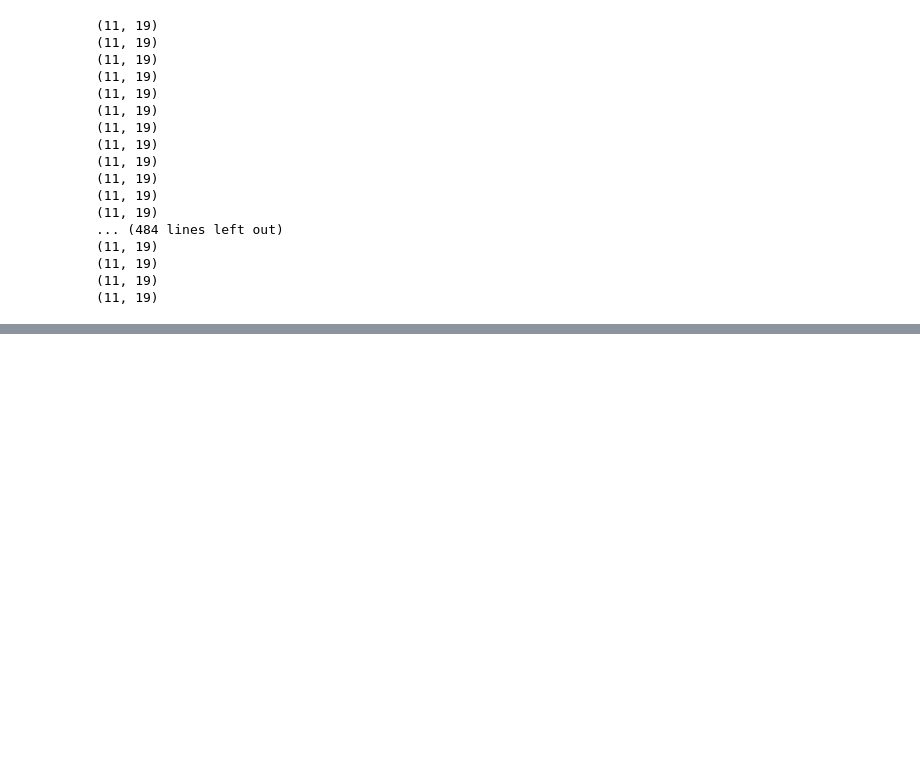
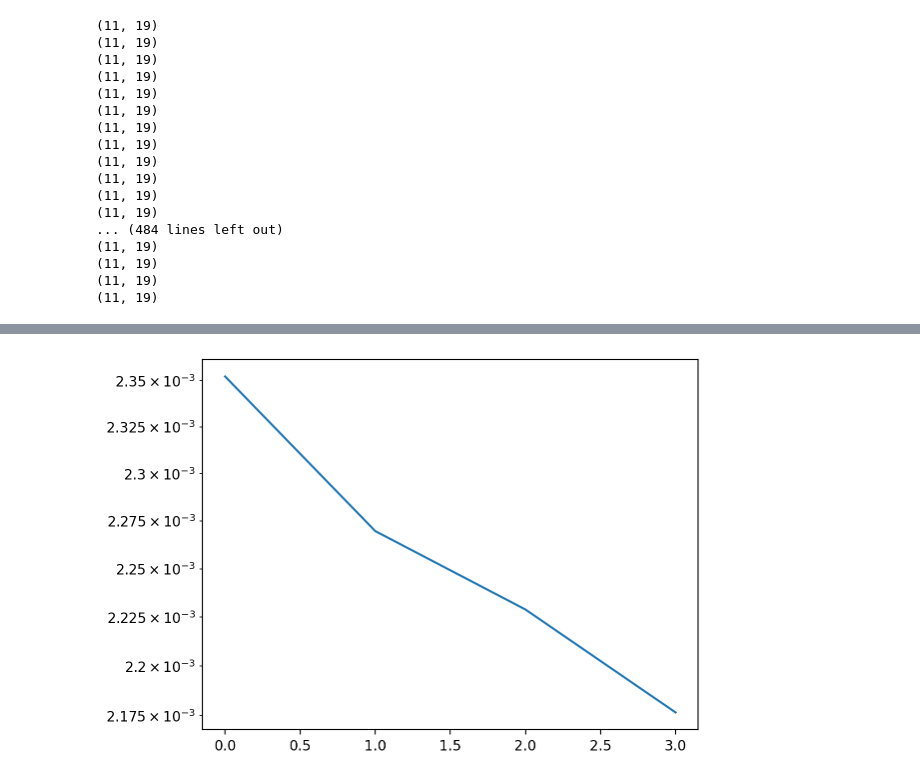
Before and after one commit to Shiqi-Wu/Nonintrusive-model-combination-for-learning-dynamics, a Jupyter notebook: toy-model/different-scheme.ipynb, the cells around one changed output, grey strips where cells are left out. Cells and saved outputs as stored; diff of their text form; code cells hidden in the pictures; blank space fills up the shorter version.

```diff
--- a/toy-model/different-scheme.ipynb
+++ b/toy-model/different-scheme.ipynb
@@ -54,7 +40,6 @@ array([[ 9.40361274e-01,  4.06486245e-01,  5.52841901e-01, ...,
 # %%
-dlt_t = 0.0001
 # data_x, data_y, data_lace_x, data_lace_y = toymodel.genarate_training_data(steps = 10, traj_num = 500, dlt_t = dlt_t, type = 'Euler-forward')
-data_x, data_y, data_lace_x, data_lace_y = toymodel.genarate_training_data(steps = 10, traj_num = 500, dlt_t = dlt_t, type = 'Solve_ivp')
+x_data, y_data, x_laplace_data, y_laplace_data = toymodel.genarate_training_data(steps = 10, traj_num = 500, dlt_t = dlt_t, type = 'Solve_ivp')
 # %% [output]
 (11, 19)
 (11, 19)
@@ -84,4 +61,4 @@ data_x.shape
 # %%
 # Dictionary setting
-mu_error_bound = 1e-8
+error_bound = 1e-8
 poly = DicPoly(10)
@@ -253,0 +65,6 @@ plt.show()
+# %%
+combined_model_euler_forward = LinearModelCombiningNN()
+err_history_euler_forward = combined_model_euler_forward.iterative_train(x_data, y_data,
+                        x_laplace_data, y_laplace_data,
+                        error_bound, epochs = 5, type = 'Euler-forward',
+                        acc = False)
@@ -253,0 +89,5 @@ plt.show()
+# %%
+plt.plot(err_history_euler_forward)
+plt.yscale('log')
+# %% [output]
+[figure, added]
```
Also changed, not shown: parts of 17 cells of this notebook, 15 other files.
